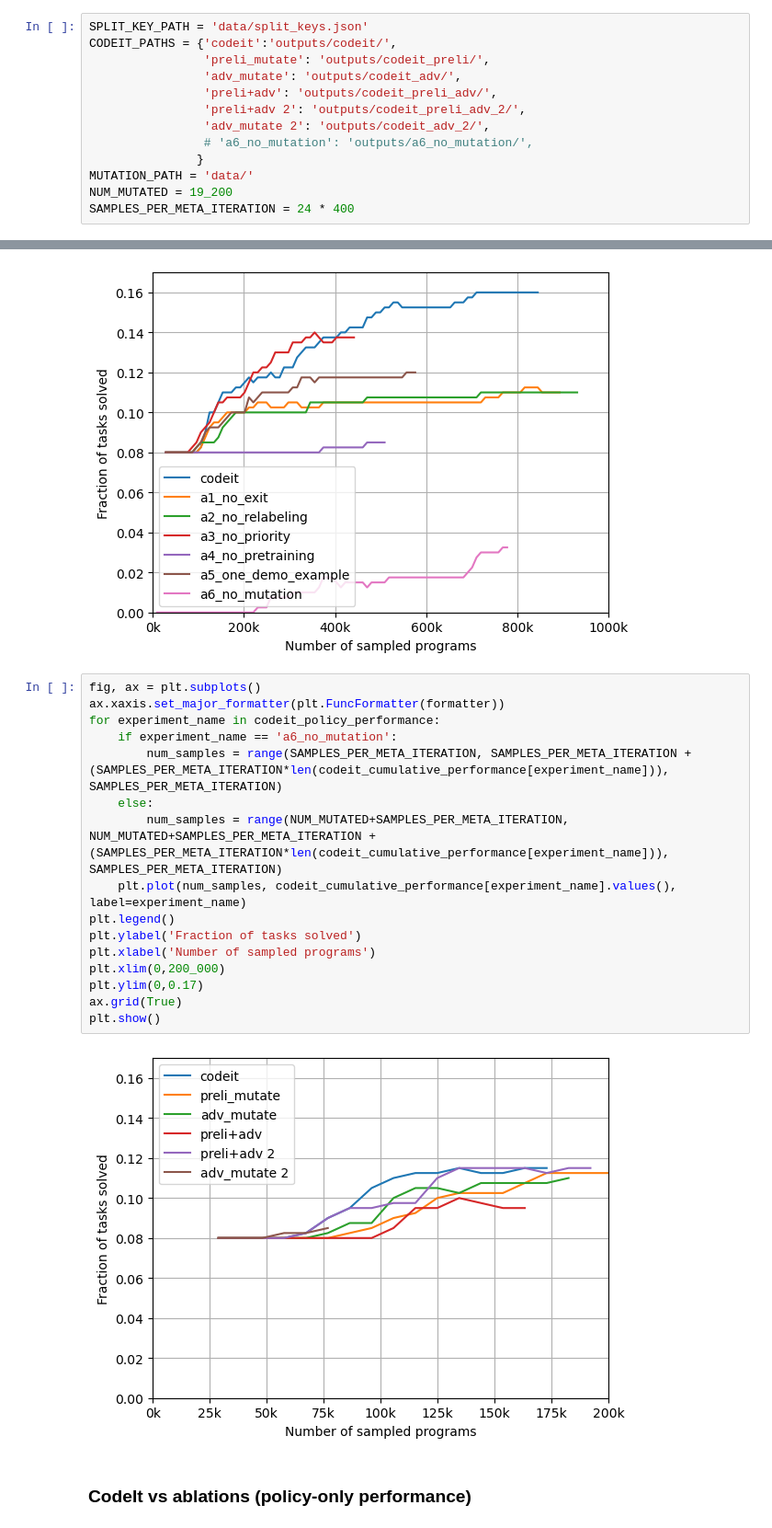
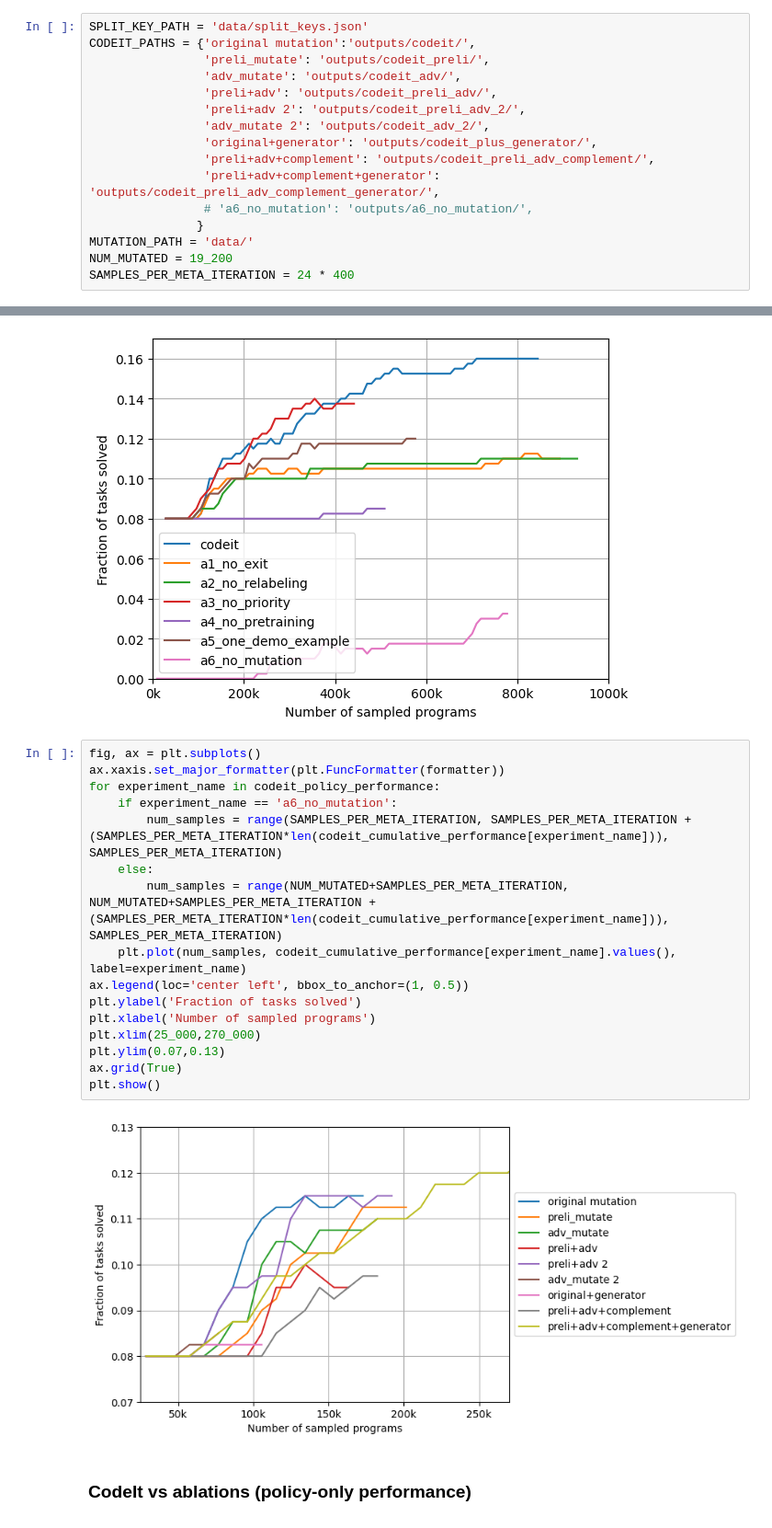
Before and after one commit to zwy-2000/CodeIt, a Jupyter notebook: results.ipynb, the cells around one changed output, grey strips where cells are left out. Shown at 92% size. Cells and saved outputs as stored; diff of their text form.

```diff
--- a/results.ipynb
+++ b/results.ipynb
@@ -78,12 +78,15 @@ NUM_MUTATED = 19_200
 SAMPLES_PER_META_ITERATION = 24 * 400
 # %%
 SPLIT_KEY_PATH = 'data/split_keys.json'
-CODEIT_PATHS = {'codeit':'outputs/codeit/',
+CODEIT_PATHS = {'original mutation':'outputs/codeit/',
                 'preli_mutate': 'outputs/codeit_preli/',
                 'adv_mutate': 'outputs/codeit_adv/',
                 'preli+adv': 'outputs/codeit_preli_adv/',
                 'preli+adv 2': 'outputs/codeit_preli_adv_2/',
                 'adv_mutate 2': 'outputs/codeit_adv_2/',
+                'original+generator': 'outputs/codeit_plus_generator/',
+                'preli+adv+complement': 'outputs/codeit_preli_adv_complement/',
+                'preli+adv+complement+generator': 'outputs/codeit_preli_adv_complement_generator/',
                 # 'a6_no_mutation': 'outputs/a6_no_mutation/',
                }
 MUTATION_PATH = 'data/'
@@ -141,21 +144,21 @@ plt.show()
 # %%
 fig, ax = plt.subplots()
 ax.xaxis.set_major_formatter(plt.FuncFormatter(formatter))
 for experiment_name in codeit_policy_performance:
     if experiment_name == 'a6_no_mutation':
         num_samples = range(SAMPLES_PER_META_ITERATION, SAMPLES_PER_META_ITERATION + (SAMPLES_PER_META_ITERATION*len(codeit_cumulative_performance[experiment_name])), SAMPLES_PER_META_ITERATION)
     else:
         num_samples = range(NUM_MUTATED+SAMPLES_PER_META_ITERATION, NUM_MUTATED+SAMPLES_PER_META_ITERATION + (SAMPLES_PER_META_ITERATION*len(codeit_cumulative_performance[experiment_name])), SAMPLES_PER_META_ITERATION)
     plt.plot(num_samples, codeit_cumulative_performance[experiment_name].values(), label=experiment_name)
-plt.legend()
+ax.legend(loc='center left', bbox_to_anchor=(1, 0.5))
 plt.ylabel('Fraction of tasks solved')
 plt.xlabel('Number of sampled programs')
-plt.xlim(0,200_000)
-plt.ylim(0,0.17)
+plt.xlim(25_000,270_000)
+plt.ylim(0.07,0.13)
 ax.grid(True)
 plt.show()
 # %% [output]
-[figure, old version]
+[figure, new version]
 # %% [markdown]
 ### CodeIt vs ablations (policy-only performance)
 # %%
```
Also changed, not shown: parts of 2 cells of this notebook.
